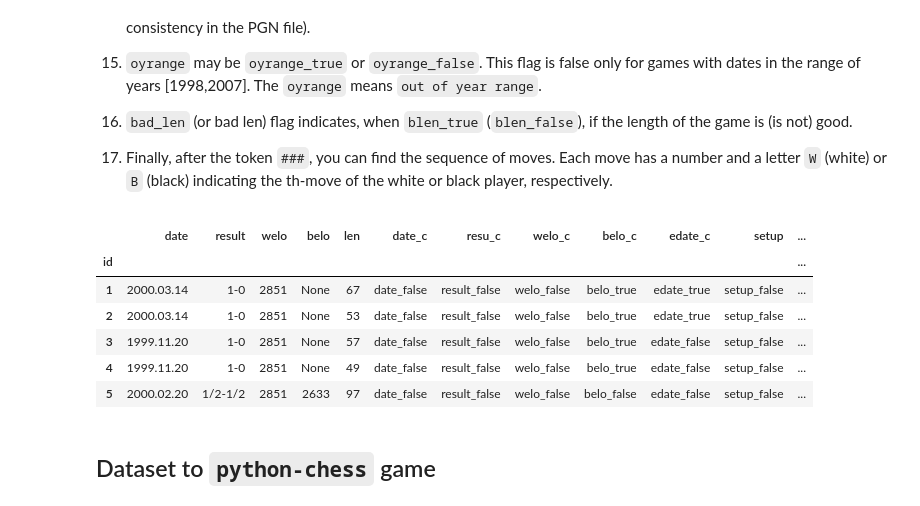
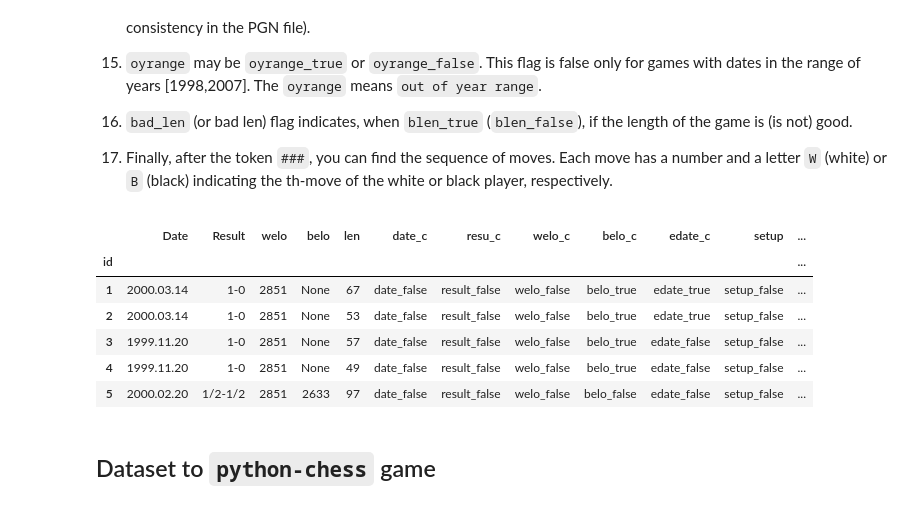
Before and after one commit to theroshogolla/graphmaster, a Jupyter notebook: chessdb.ipynb, the cells around one changed output. Cells and saved outputs as stored; diff of their text form; code cells hidden in the pictures.

```diff
--- a/chessdb.ipynb
+++ b/chessdb.ipynb
@@ -44,14 +44,14 @@ FPATH = 'dataset/all_with_filtered_anotations_since1998.txt'
 df = pd.read_csv(FPATH, engine='python', skiprows=4, sep='###', nrows=1000)
 # %%
 df = df.reset_index()
-df[['id', 'date', 'result', 'welo' ,'belo', 'len', 'date_c', 'resu_c', 'welo_c', 'belo_c',
+df[['id', 'Date', 'Result', 'welo' ,'belo', 'len', 'date_c', 'resu_c', 'welo_c', 'belo_c',
     'edate_c', 'setup', 'fen', 'resu2_c', 'oyrange', 'bad_len']] = df['index'].str.split(' ', expand=True).iloc[:,:-1]
 df['moves'] = df.iloc[:,1]
 df['moves'] = df['moves'].str.replace('[WB]\d+?\.', '', regex=True)
 df = df.iloc[:,2:].set_index('id')
 df.head()
 # %% [output]
-|  | date | result | welo | belo | len | date_c | resu_c | welo_c | belo_c | edate_c | setup | ... |
+|  | Date | Result | welo | belo | len | date_c | resu_c | welo_c | belo_c | edate_c | setup | ... |
 | id |  |  |  |  |  |  |  |  |  |  |  | ... |
 | 1 | 2000.03.14 | 1-0 | 2851 | None | 67 | date_false | result_false | welo_false | belo_true | edate_true | setup_false | ... |
 | 2 | 2000.03.14 | 1-0 | 2851 | None | 53 | date_false | result_false | welo_false | belo_true | edate_true | setup_false | ... |
```
Also changed, not shown: parts of 1 cell of this notebook, 3 other files.
